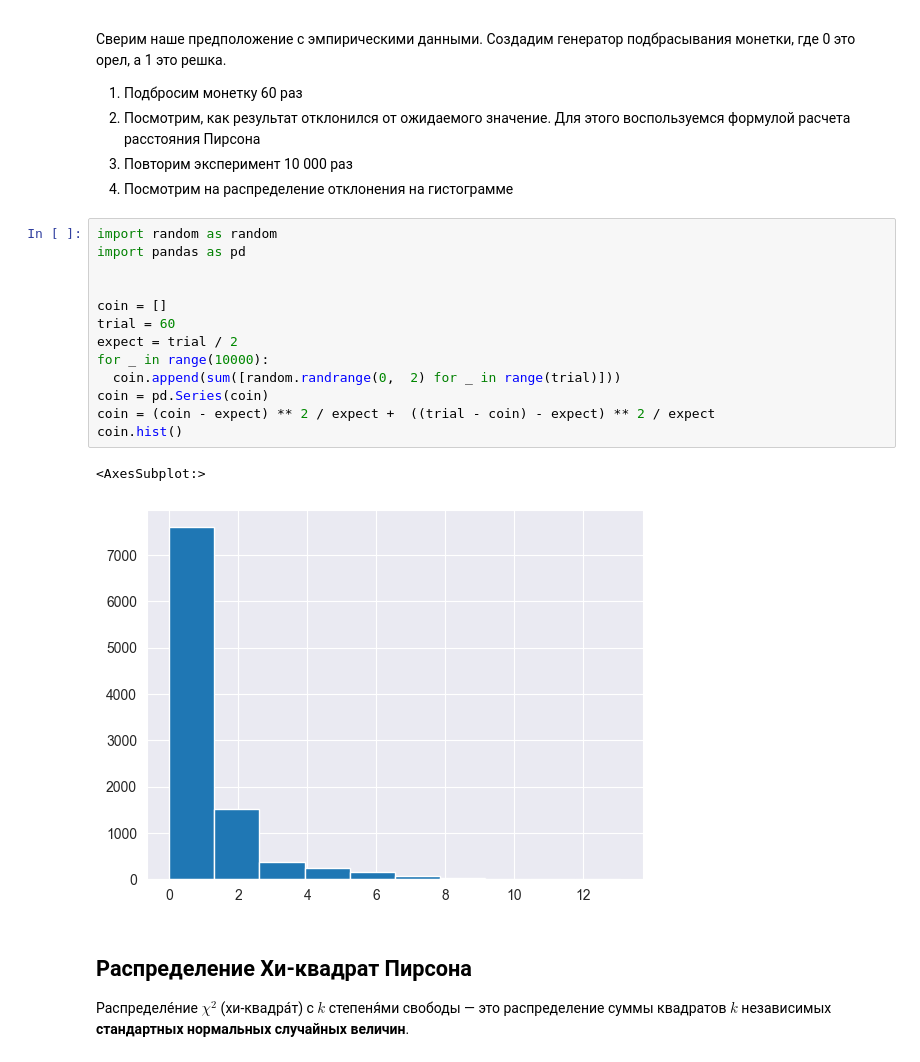
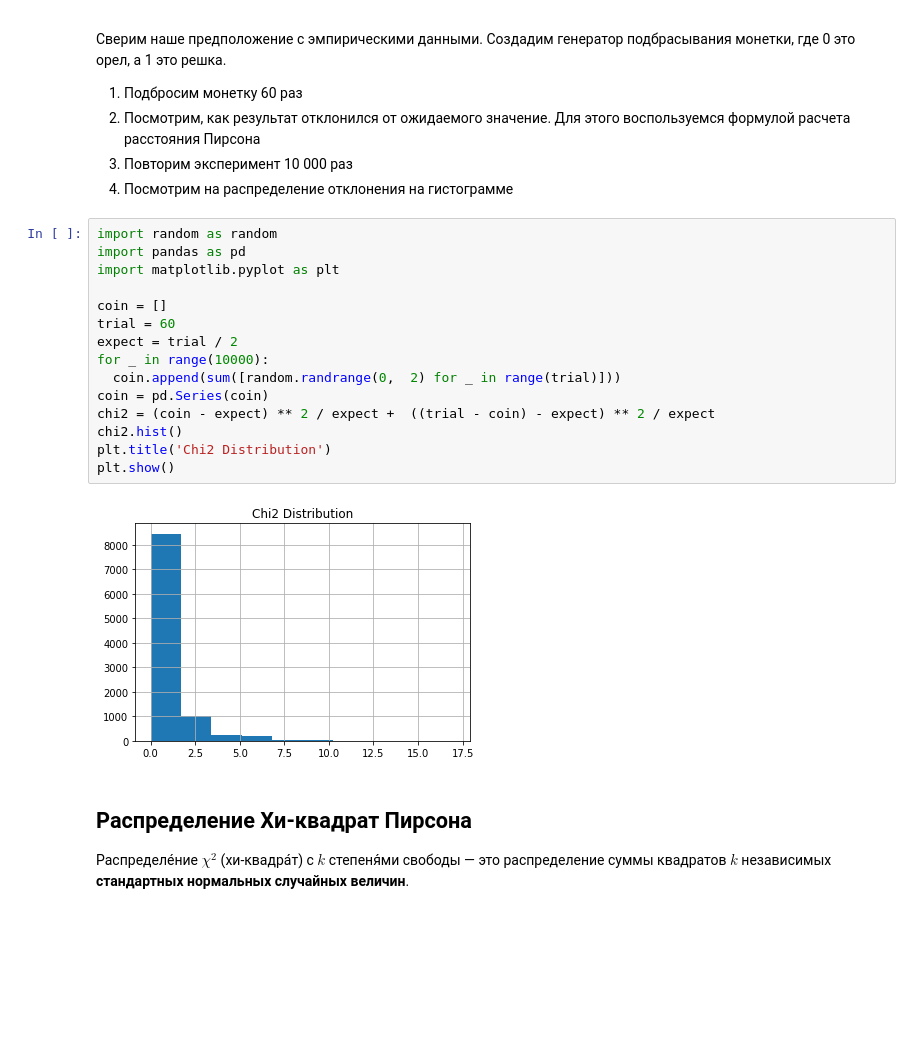
Before and after one commit to betelgeus/fundamentals_of_statistics_notes, a Jupyter notebook: Stepik_fundamentals_of_statistics_notes_Part_2.ipynb, the cells around one changed output. Saved outputs shown, nothing was run; the diff lists cells and outputs as text; blank space fills up the shorter version.

```diff
--- a/Stepik_fundamentals_of_statistics_notes_Part_2.ipynb
+++ b/Stepik_fundamentals_of_statistics_notes_Part_2.ipynb
@@ -58,19 +58,20 @@ warnings.filterwarnings('ignore')
 # %%
 import random as random
 import pandas as pd
-
+import matplotlib.pyplot as plt
 
 coin = []
 trial = 60
 expect = trial / 2
 for _ in range(10000):
   coin.append(sum([random.randrange(0,  2) for _ in range(trial)]))
 coin = pd.Series(coin)
-coin = (coin - expect) ** 2 / expect +  ((trial - coin) - expect) ** 2 / expect
-coin.hist()
+chi2 = (coin - expect) ** 2 / expect +  ((trial - coin) - expect) ** 2 / expect
+chi2.hist()
+plt.title('Chi2 Distribution')
+plt.show()
 # %% [output]
-<AxesSubplot:>
-[figure, old version]
+[figure, new version]
 # %% [markdown]
 ## Распределение Хи-квадрат Пирсона
 
```
